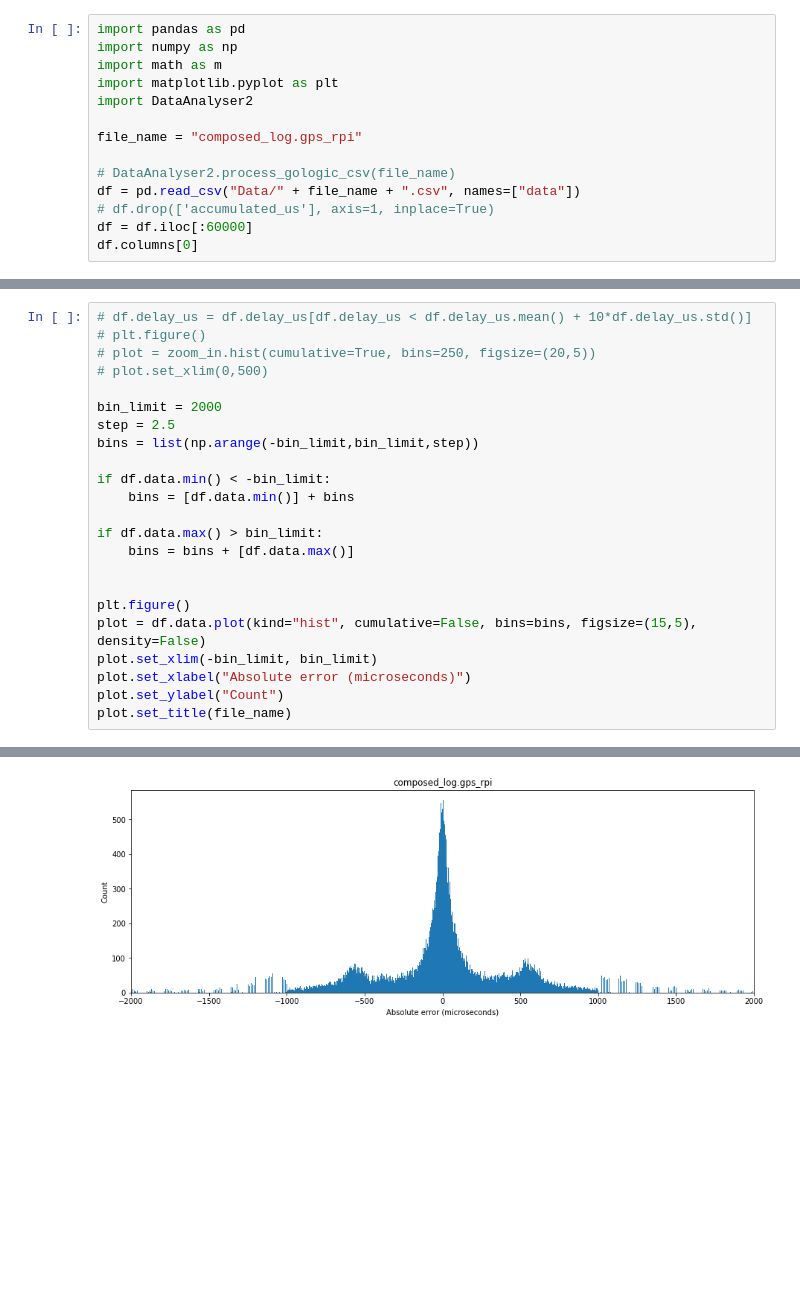
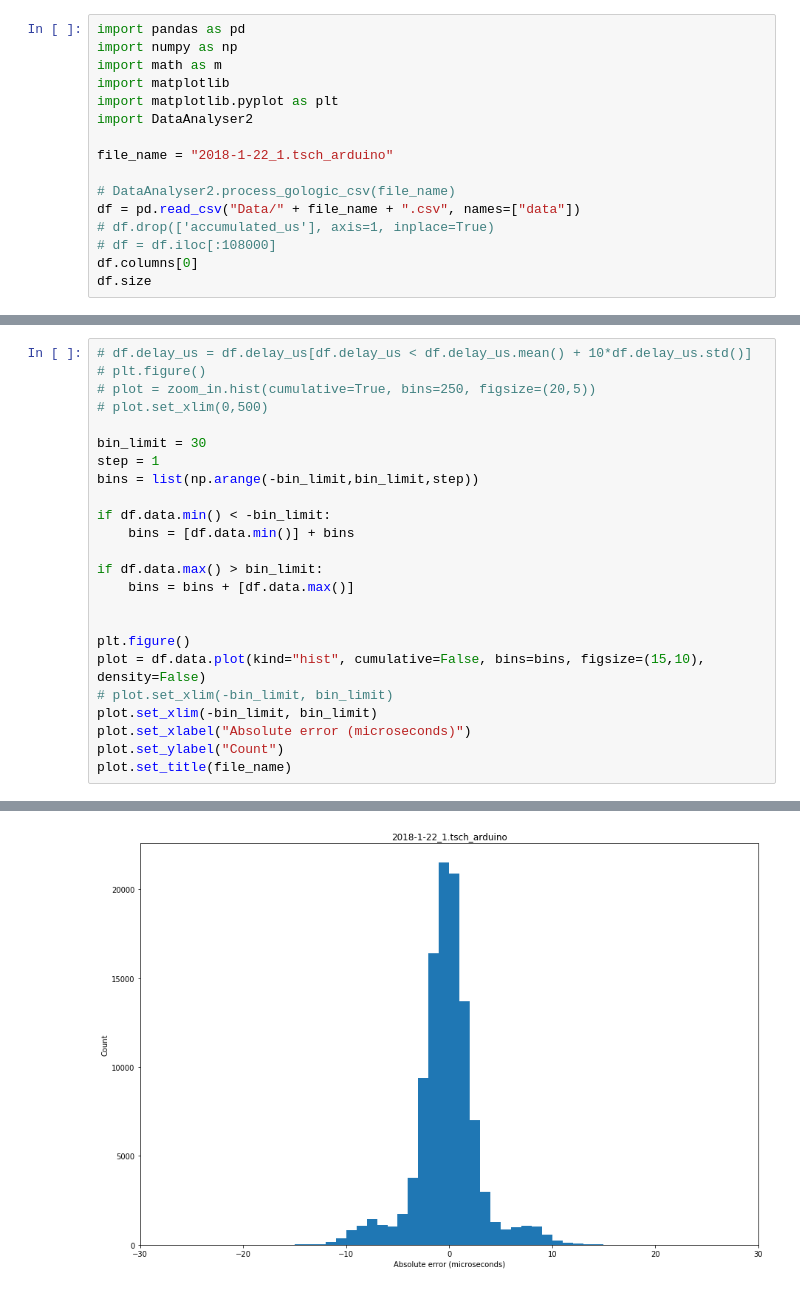
Before and after one commit to felipemoran/DataAnalyser, a Jupyter notebook: single_df_plot.ipynb, the cells around one changed output, grey strips where cells are left out. Saved outputs shown, nothing was run; the diff lists cells and outputs as text; blank space fills up the shorter version.

```diff
--- a/single_df_plot.ipynb
+++ b/single_df_plot.ipynb
@@ -15,14 +15,16 @@ Jupyter.keyboard_manager.command_shortcuts.add_shortcut('r', {
 import pandas as pd
 import numpy as np
 import math as m
+import matplotlib
 import matplotlib.pyplot as plt
 import DataAnalyser2
 
-file_name = "composed_log.gps_rpi"
+file_name = "2018-1-22_1.tsch_arduino"
 
 # DataAnalyser2.process_gologic_csv(file_name)
 df = pd.read_csv("Data/" + file_name + ".csv", names=["data"])
 # df.drop(['accumulated_us'], axis=1, inplace=True)
-df = df.iloc[:60000]
+# df = df.iloc[:108000]
 df.columns[0]
+df.size
 # %% [output]
@@ -76,8 +85,8 @@ dtype: float64
 # plot = zoom_in.hist(cumulative=True, bins=250, figsize=(20,5))
 # plot.set_xlim(0,500)
 
-bin_limit = 2000
-step = 2.5
+bin_limit = 30
+step = 1
 bins = list(np.arange(-bin_limit,bin_limit,step))
 
 if df.data.min() < -bin_limit:
@@ -88,7 +97,8 @@ if df.data.max() > bin_limit:
 
 
 plt.figure()
-plot = df.data.plot(kind="hist", cumulative=False, bins=bins, figsize=(15,5), density=False)
+plot = df.data.plot(kind="hist", cumulative=False, bins=bins, figsize=(15,10), density=False)
+# plot.set_xlim(-bin_limit, bin_limit)
 plot.set_xlim(-bin_limit, bin_limit)
 plot.set_xlabel("Absolute error (microseconds)")
 plot.set_ylabel("Count")
@@ -98,4 +108,4 @@ Text(0.5,1,'composed_log.gps_rpi')
-[figure, old version]
+[figure, new version]
 # %%
 abs_delay = abs(df.data)
 
```
Also changed, not shown: parts of 9 cells of this notebook, 13 other files.
